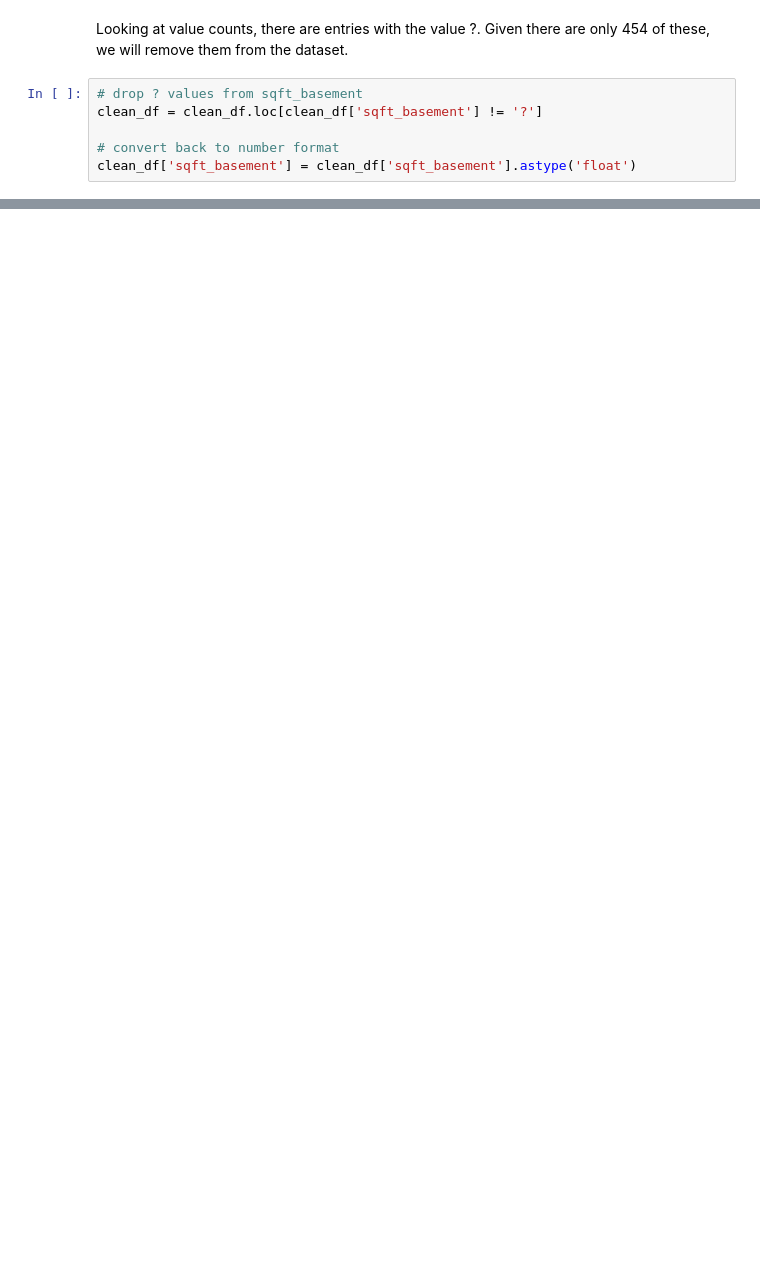
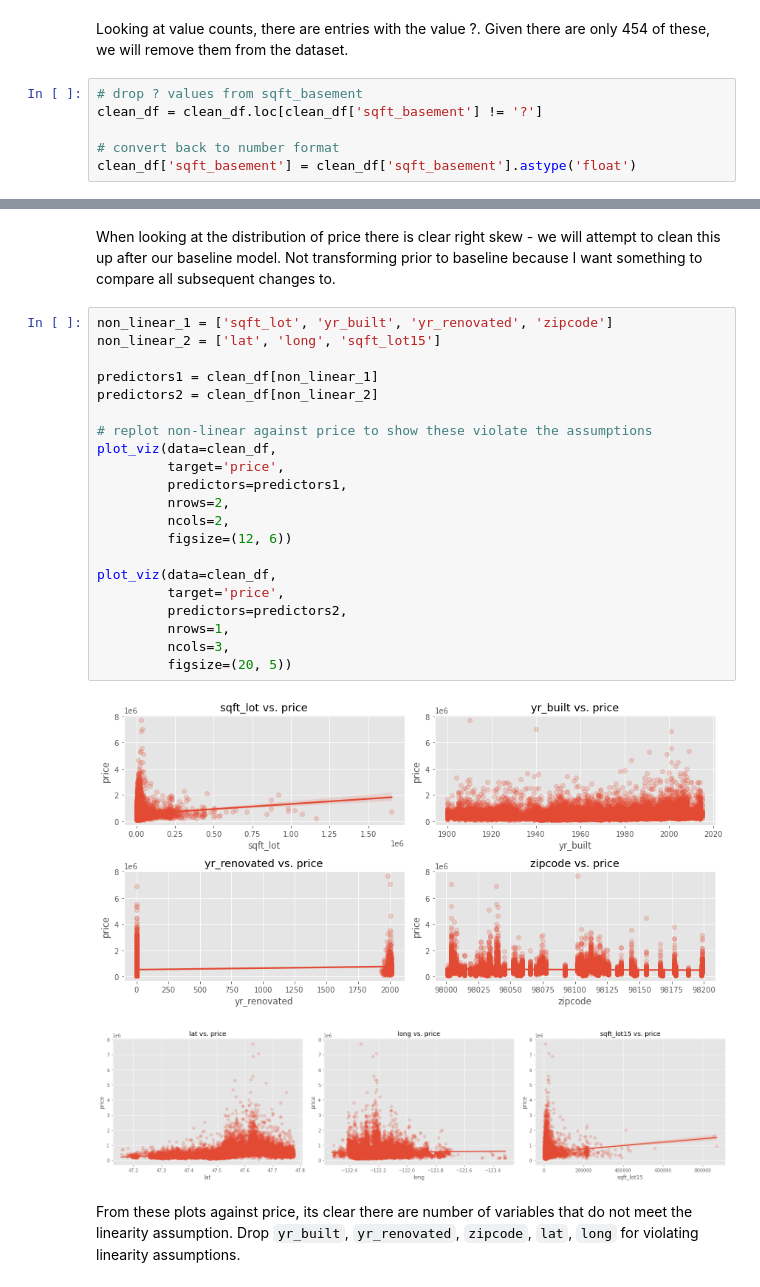
Before and after one commit to akaigraham/KC-House-Price-Regression, a Jupyter notebook: notebook.ipynb, the cells around one changed output, grey strips where cells are left out. Drawn from its saved outputs; the diff is of its cells as text; blank space fills up the shorter version.

```diff
--- a/notebook.ipynb
+++ b/notebook.ipynb
@@ -209,0 +276,28 @@ clean_df
+# %% [markdown]
+When looking at the distribution of price there is clear right skew - we will attempt to clean this up after our baseline model. Not transforming prior to baseline because I want something to compare all subsequent changes to.
+# %%
+non_linear_1 = ['sqft_lot', 'yr_built', 'yr_renovated', 'zipcode']
+non_linear_2 = ['lat', 'long', 'sqft_lot15']
+
+predictors1 = clean_df[non_linear_1]
+predictors2 = clean_df[non_linear_2]
+
+# replot non-linear against price to show these violate the assumptions
+plot_viz(data=clean_df,
+         target='price',
+         predictors=predictors1,
+         nrows=2,
+         ncols=2,
+         figsize=(12, 6))
+
+plot_viz(data=clean_df,
+         target='price',
+         predictors=predictors2,
+         nrows=1,
+         ncols=3,
+         figsize=(20, 5))
+# %% [output]
+[figure, added]
+[figure, added]
+# %% [markdown]
+From these plots against price, its clear there are number of variables that do not meet the linearity assumption.  Drop `yr_built`, `yr_renovated`, `zipcode`, `lat`, `long` for violating linearity assumptions.
```
Also changed, not shown: parts of 87 cells of this notebook.
